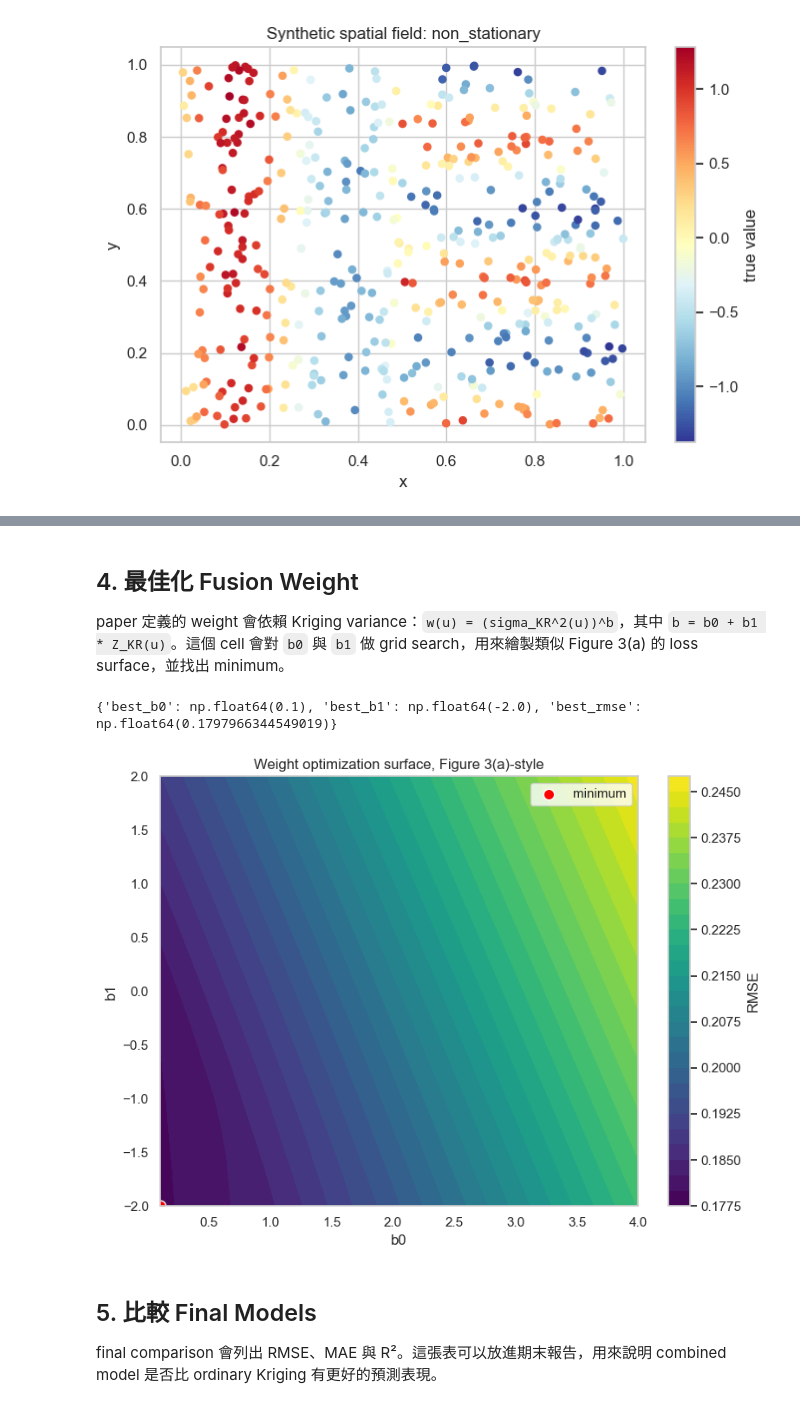
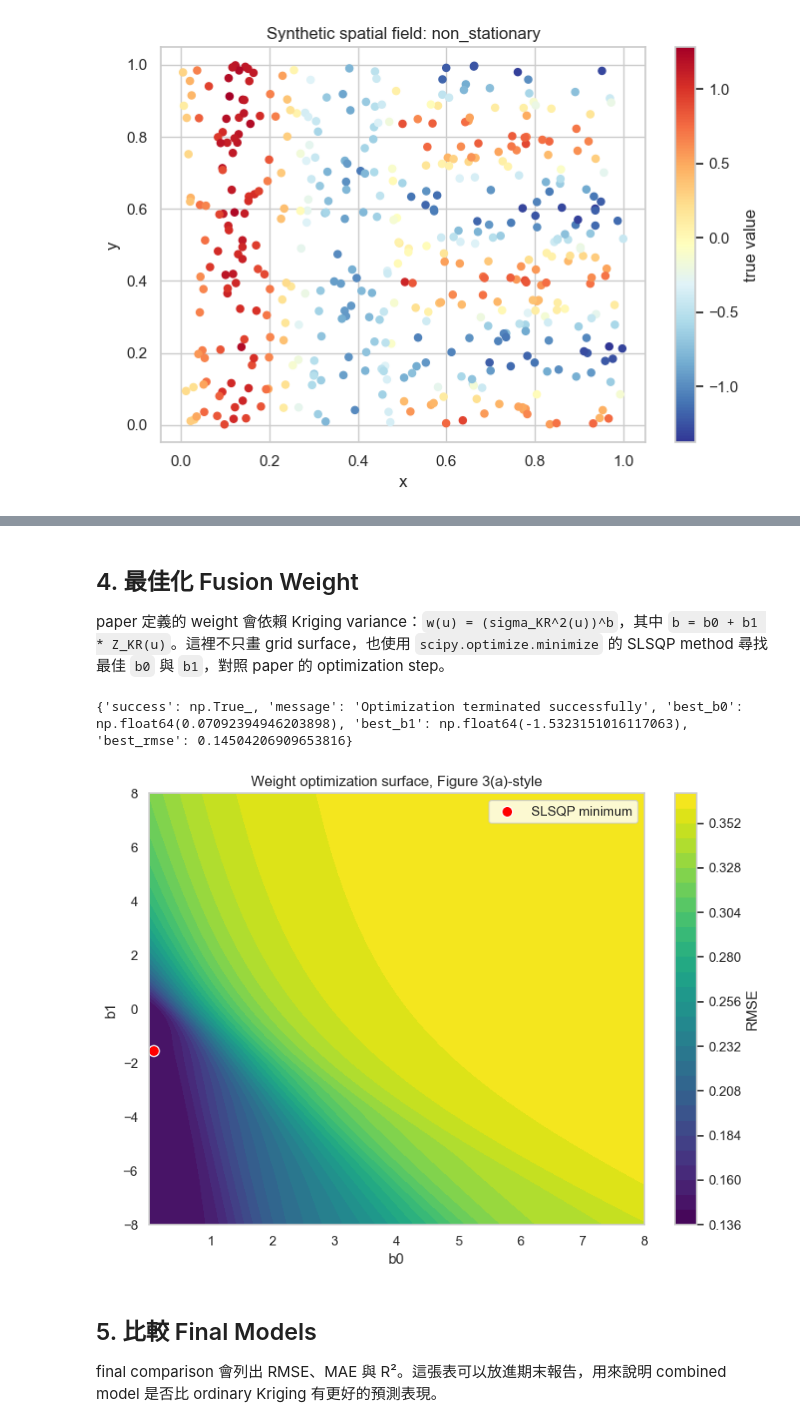
Before and after one commit to shu-ming0808/use_ML_with_kriging, a Jupyter notebook: main/02_paper_reproduction_simulation.ipynb, the cells around one changed output, grey strips where cells are left out. Drawn from its saved outputs; the diff is of its cells as text; code cells hidden in the pictures.

```diff
--- a/main/02_paper_reproduction_simulation.ipynb
+++ b/main/02_paper_reproduction_simulation.ipynb
@@ -133,42 +171,56 @@ spatial baseline: OrdinaryKriging
 # %% [markdown]
 ## 4. 最佳化 Fusion Weight
 
-paper 定義的 weight 會依賴 Kriging variance：`w(u) = (sigma_KR^2(u))^b`，其中 `b = b0 + b1 * Z_KR(u)`。這個 cell 會對 `b0` 與 `b1` 做 grid search，用來繪製類似 Figure 3(a) 的 loss surface，並找出 minimum。
+paper 定義的 weight 會依賴 Kriging variance：`w(u) = (sigma_KR^2(u))^b`，其中 `b = b0 + b1 * Z_KR(u)`。這裡不只畫 grid surface，也使用 `scipy.optimize.minimize` 的 SLSQP method 尋找最佳 `b0` 與 `b1`，對照 paper 的 optimization step。
 # %%
-sigma = kr_var / max(float(np.max(kr_var)), 1e-9)
-z_scaled = (kr_pred - kr_pred.min()) / max(float(kr_pred.max() - kr_pred.min()), 1e-9)
+def standardize_01(x):
+    x = np.asarray(x, dtype=float)
+    return (x - np.nanmin(x)) / max(float(np.nanmax(x) - np.nanmin(x)), 1e-9)
+
 
 def fusion_from_params(b0, b1):
+    sigma = np.clip(standardize_01(kr_var), 1e-9, 1.0)
+    z_scaled = standardize_01(kr_pred)
     b = np.clip(b0 + b1 * z_scaled, 0.01, 8.0)
     w = np.clip(sigma ** b, 0, 1)
     return w * ml_pred + (1 - w) * kr_pred, w
 
-b0_grid = np.linspace(0.1, 4.0, 80)
-b1_grid = np.linspace(-2.0, 2.0, 80)
+
+def objective(params):
+    pred, _ = fusion_from_params(params[0], params[1])
+    return mean_squared_error(y_test, pred) ** 0.5
+
+opt_result = minimize(
+    objective,
+    x0=np.array([1.0, 0.0]),
+    method='SLSQP',
+    bounds=[(0.01, 8.0), (-8.0, 8.0)],
+    options={'maxiter': 300, 'ftol': 1e-9},
+)
+best_b0, best_b1 = opt_result.x
+best_pred, best_w = fusion_from_params(best_b0, best_b1)
+print({'success': opt_result.success, 'message': opt_result.message, 'best_b0': best_b0, 'best_b1': best_b1, 'best_rmse': opt_result.fun})
+
+b0_grid = np.linspace(0.01, 8.0, 90)
+b1_grid = np.linspace(-8.0, 8.0, 90)
 loss = np.zeros((len(b1_grid), len(b0_grid)))
 for i, b1 in enumerate(b1_grid):
     for j, b0 in enumerate(b0_grid):
         pred, _ = fusion_from_params(b0, b1)
         loss[i, j] = mean_squared_error(y_test, pred) ** 0.5
 
-min_idx = np.unravel_index(np.argmin(loss), loss.shape)
-best_b1 = b1_grid[min_idx[0]]
-best_b0 = b0_grid[min_idx[1]]
-best_pred, best_w = fusion_from_params(best_b0, best_b1)
-print({'best_b0': best_b0, 'best_b1': best_b1, 'best_rmse': loss[min_idx]})
-
 plt.figure(figsize=(8, 6))
 contour = plt.contourf(b0_grid, b1_grid, loss, levels=30, cmap='viridis')
 plt.colorbar(contour, label='RMSE')
-plt.scatter([best_b0], [best_b1], c='red', s=80, edgecolor='white', label='minimum')
+plt.scatter([best_b0], [best_b1], c='red', s=80, edgecolor='white', label='SLSQP minimum')
 plt.xlabel('b0')
 plt.ylabel('b1')
 plt.title('Weight optimization surface, Figure 3(a)-style')
 plt.legend()
 plt.tight_layout()
 # %% [output]
-{'best_b0': np.float64(0.1), 'best_b1': np.float64(-2.0), 'best_rmse': np.float64(0.1797966344549019)}
+{'success': np.True_, 'message': 'Optimization terminated successfully', 'best_b0': np.float64(0.07092394946203898), 'best_b1': np.float64(-1.5323151016117063), 'best_rmse': 0.14504206909653816}
-[figure, old version]
+[figure, new version]
 # %% [markdown]
 ## 5. 比較 Final Models
 
```
Also changed, not shown: parts of 6 cells of this notebook, 6 other files.
